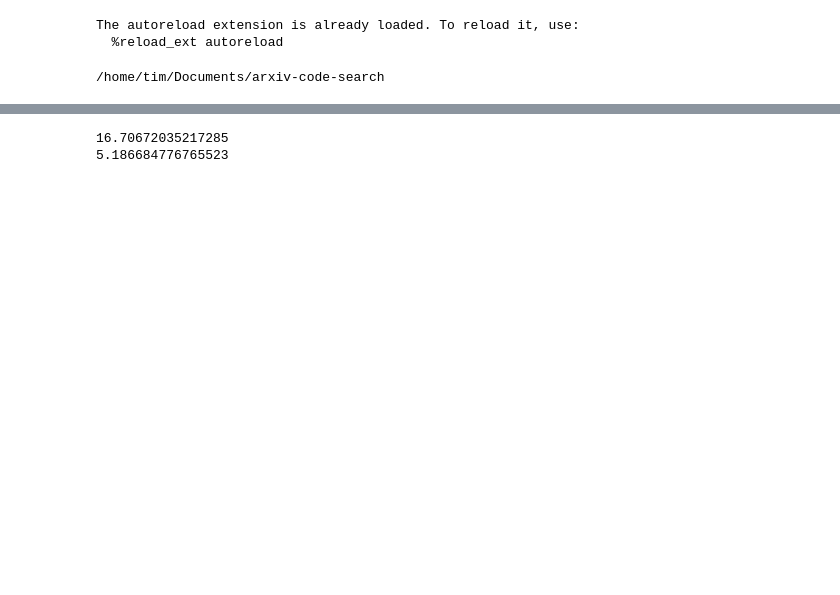
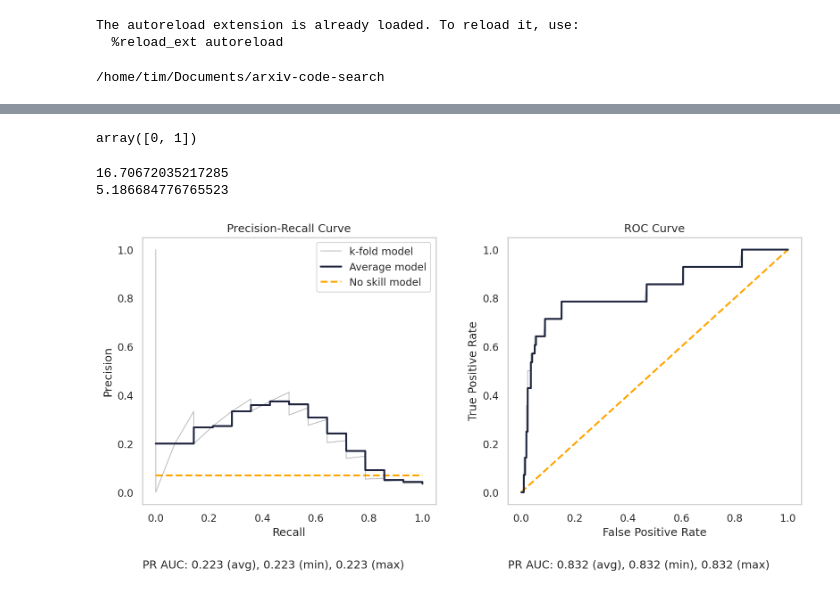
Before and after one commit to tvhahn/arxiv-code-search, a Jupyter notebook: notebooks/scratch/classical_model_load_test.ipynb, the cells around one changed output, grey strips where cells are left out. Cells and saved outputs as stored; diff of their text form; code cells hidden in the pictures; blank space fills up the shorter version.

Commit message:
Load models complete

```diff
--- a/notebooks/scratch/classical_model_load_test.ipynb
+++ b/notebooks/scratch/classical_model_load_test.ipynb
@@ -37,8 +38,8 @@ path_model_dir = proj_dir / "models" / "final_results_classical" / "model_files"
 /home/tim/Documents/arxiv-code-search
 # %%
 emb_file = "df_embeddings_other.pkl"
-model_file = "model_17325689_svm_2022-06-04-1356-26_papers1.pkl"
-scaler_file = "scaler_17325689_svm_2022-06-04-1356-26_papers1.pkl"
+model_file = "model_12082548_rf_2022-06-07-2249-15_papers1.pkl"
+scaler_file = "scaler_12082548_rf_2022-06-07-2249-15_papers1.pkl"
 
 # load dfh.pickle
 with open(path_emb_dir / emb_file, "rb") as f:
@@ -54,5 +64,10 @@ with open(path_model_dir / model_file, "rb") as f:
+# %%
+df["label"].unique()
+# %% [output]
+array([0, 1])
 # %%
 x_test = np.array([e for e in df["h"].values])
+y_test = df["label"].values
 print(np.max(x_test))
 
 x_test = scaler.transform(x_test)
@@ -60,3 +75,21 @@ print(np.max(x_test))
 # %% [output]
 16.70672035217285
 5.186684776765523
+# %%
+ind_score_dict = calculate_scores(model, x_test, y_test)
+# %%
+trained_result_dict = collate_scores_binary_classification([ind_score_dict])
+# %%
+plot_pr_roc_curves_kfolds(
+    trained_result_dict["precisions_array"],
+    trained_result_dict["recalls_array"],
+    trained_result_dict["fpr_array"],
+    trained_result_dict["tpr_array"],
+    trained_result_dict["rocauc_array"],
+    trained_result_dict["prauc_array"],
+    percent_anomalies_truth=0.07,
+    save_plot=False,
+    dpi=300,
+)
+# %% [output]
+[figure, added]
```
Also changed, not shown: parts of 2 cells of this notebook.
